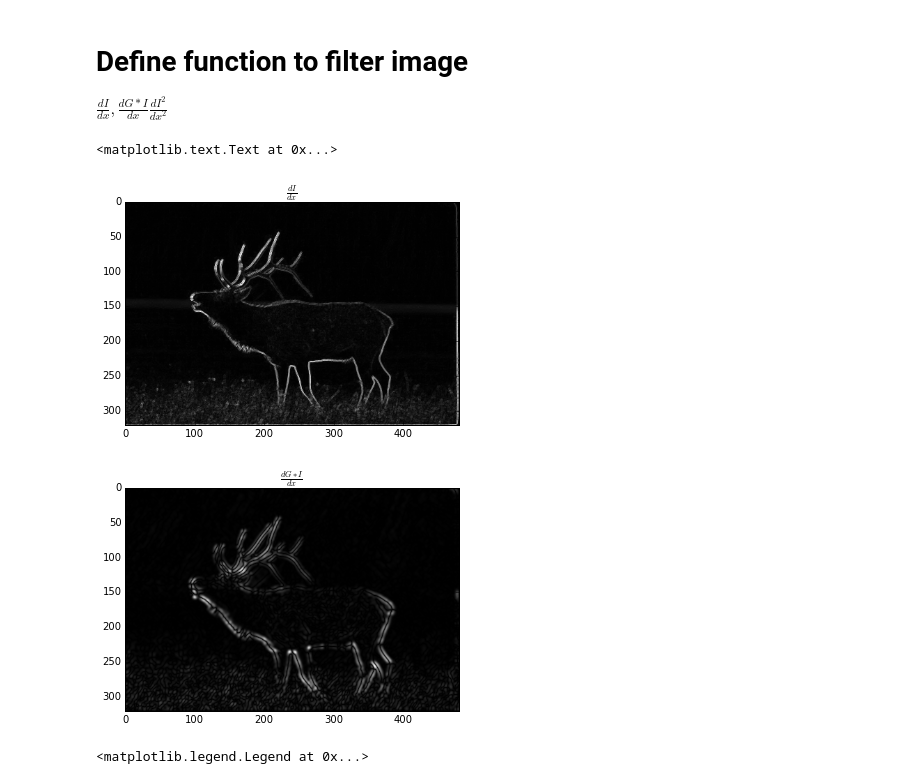
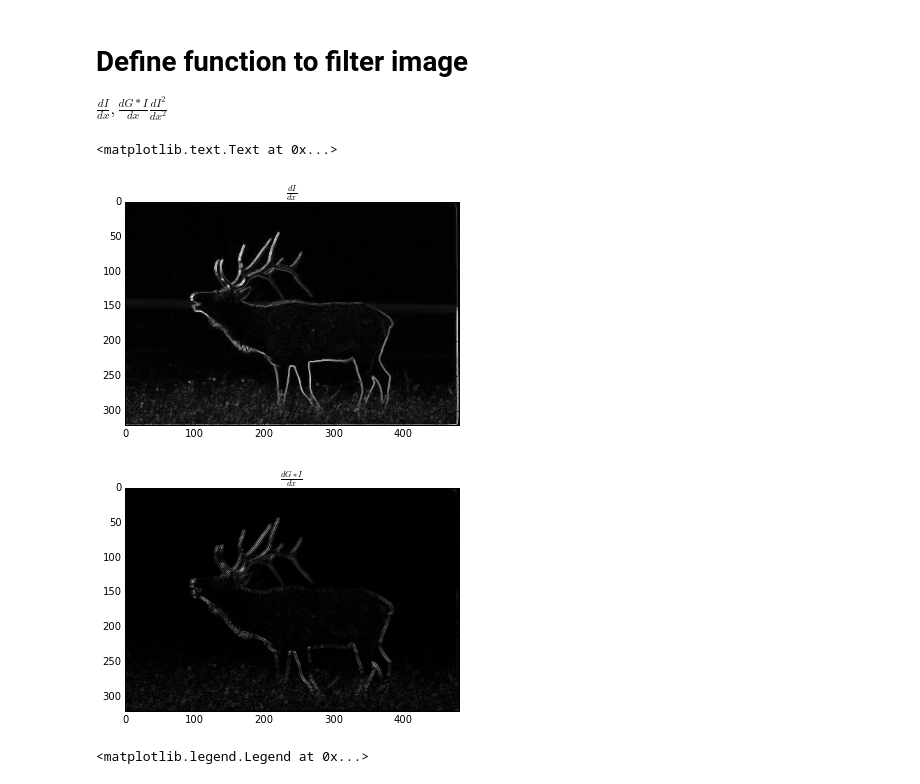
Before and after one commit to qiuwch/Stat271HWFall14, a Jupyter notebook: 1.2EdgeDemo.ipynb, the cells around one changed output. Saved outputs shown, nothing was run; the diff lists cells and outputs as text; code cells hidden in the pictures.

```diff
--- a/1.2EdgeDemo.ipynb
+++ b/1.2EdgeDemo.ipynb
@@ -45,35 +45,35 @@ def dIdx(im):
     dx1 = abs(np.roll(im, 1, axis=1) - im)
     dx2 = abs(np.roll(im, -1, axis=1) - im)
     dy1 = abs(np.roll(im, 1, axis=0) - im)
     dy2 = abs(np.roll(im, -1, axis=0) - im)
     dx = np.maximum(dx1, dx2)
     dy = np.maximum(dy1, dy2)
     dIm = np.maximum(dx, dy)
     return dIm
 
 def dgIdx(im):
     from scipy import ndimage
-    pixelRadius = 5; nderivative = 1;
+    pixelRadius = 3; nderivative = 1;
     dgauss = abs(ndimage.gaussian_filter(im, sigma = pixelRadius/2, order=(nderivative, nderivative)))
     return dgauss
 
 dx = dIdx(im)
 # dx2 = dIdx2(im)
 dgI = dgIdx(im)
 
 # Show filtered images
 figure(); myimshow(abs(dx)); title(r'$ \frac{dI}{dx} $')
 figure(); myimshow(abs(dgI)); title(r'$ \frac{d G*I}{dx} $')
 
 # showEdge(abs(dgauss), edgeMap)
 # def showEdge(im, edgeMap):
 #     # draw edge pixel
 #     im = im * (edgeMap != 0)
 #     figure(); myimshow(im); title('Highlight edge')
 # %% [output]
 <matplotlib.text.Text at 0x...>
 [figure]
-[figure, old version]
+[figure, new version]
 # %%
 def kde(x):
     # Kernel density estimation, to get P(dI/dx | on edge) and P(dI/dx | off edge) from data
```
Also changed, not shown: parts of 1 cell of this notebook.
